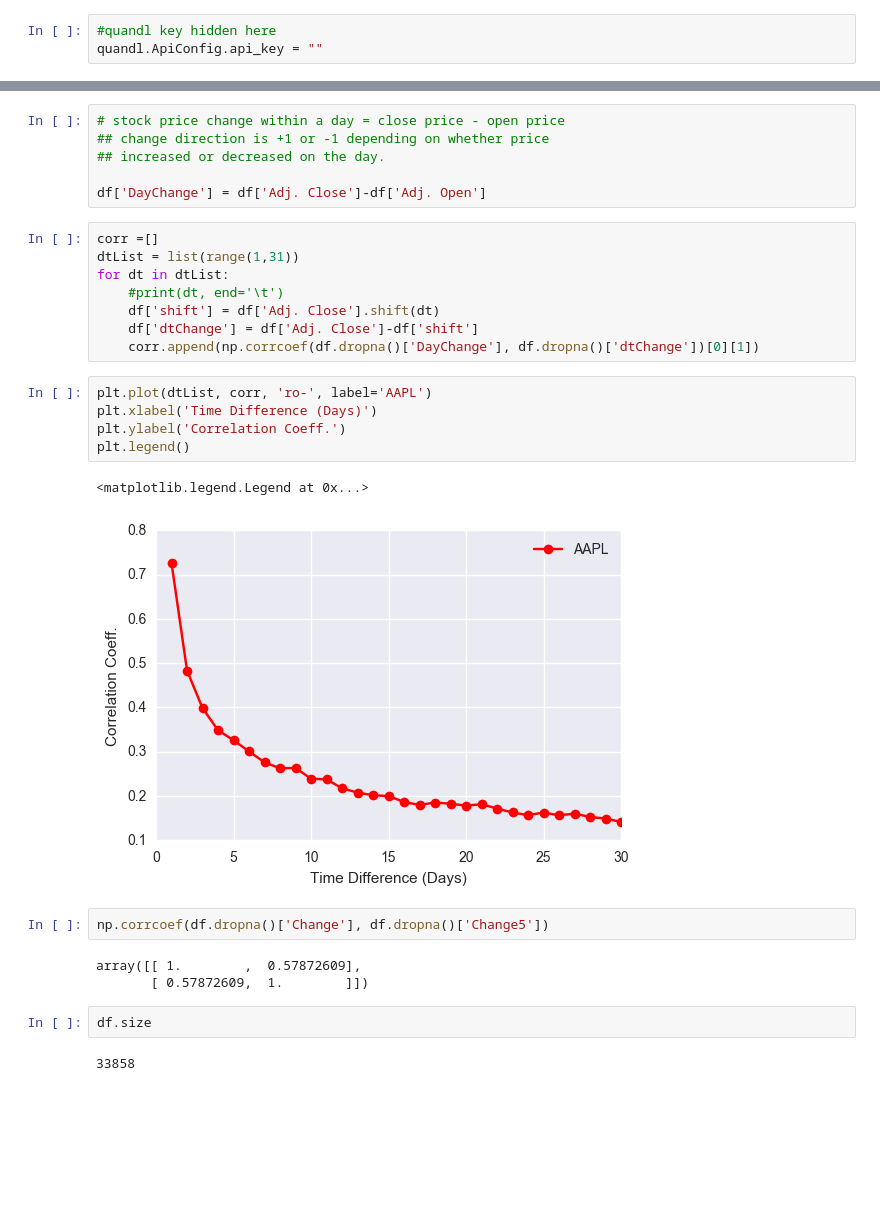
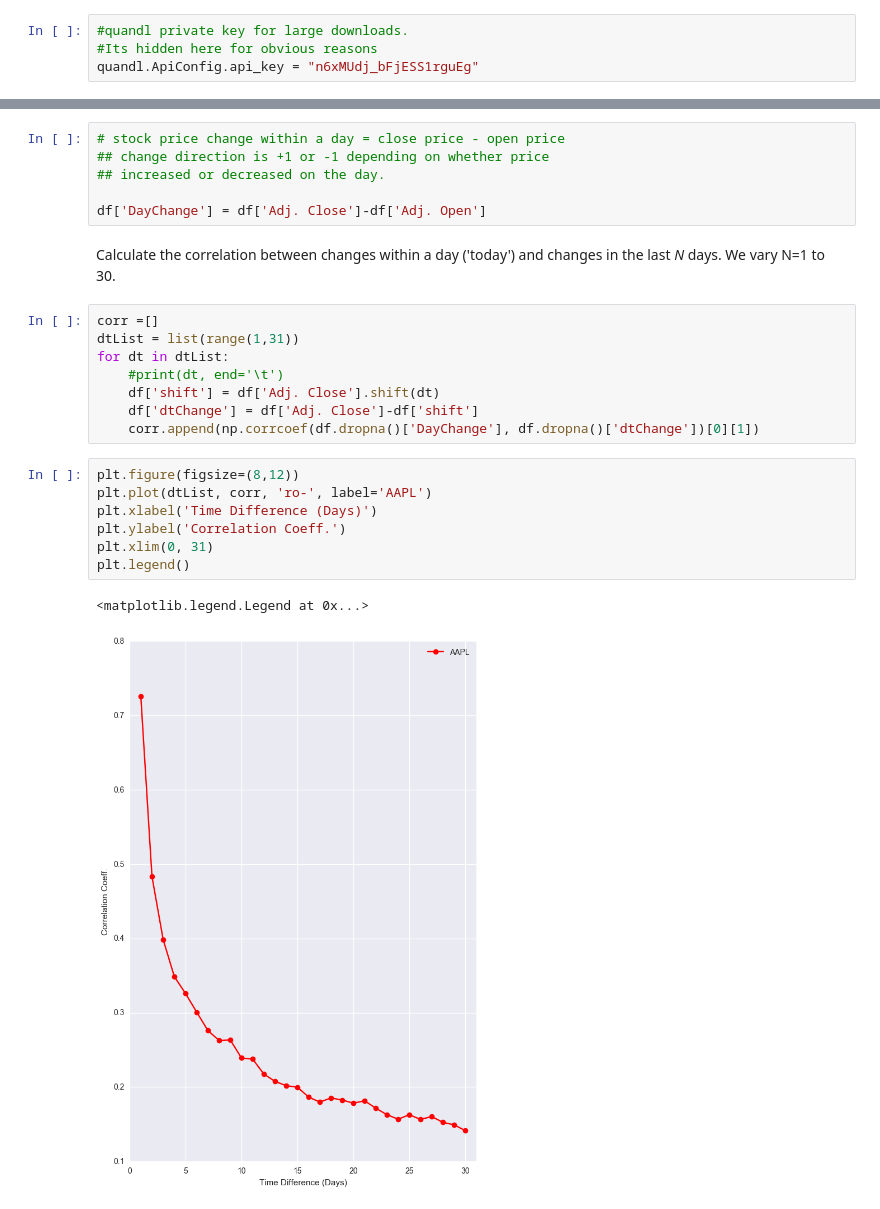
Before and after one commit to ngpraveen/Stock-Price, a Jupyter notebook: stock-prices.ipynb, the cells around one changed output, grey strips where cells are left out. Cells and saved outputs as stored; diff of their text form; blank space fills up the shorter version.

```diff
--- a/stock-prices.ipynb
+++ b/stock-prices.ipynb
@@ -6,7 +15,8 @@ import seaborn as sns
 import numpy as np
 import pandas as pd
 # %%
-#quandl key hidden here
-quandl.ApiConfig.api_key = ""
+#quandl private key for large downloads.
+#Its hidden here for obvious reasons
+quandl.ApiConfig.api_key = "n6xMUdj_bFjESS1rguEg"
 # %%
 #data scraping from Quandl. Quandl returns a Pandas dataframe, which is saved as df
@@ -58,6 +68,8 @@ But its a good practice to look at the data and have a feel for it.
 ## increased or decreased on the day.
 
 df['DayChange'] = df['Adj. Close']-df['Adj. Open']
+# %% [markdown]
+Calculate the correlation between changes within a day ('today') and changes in the last *N* days. We vary N=1 to 30.
 # %%
 corr =[]
 dtList = list(range(1,31))
@@ -67,19 +79,12 @@ for dt in dtList:
     df['dtChange'] = df['Adj. Close']-df['shift']
     corr.append(np.corrcoef(df.dropna()['DayChange'], df.dropna()['dtChange'])[0][1])
 # %%
+plt.figure(figsize=(8,12))
 plt.plot(dtList, corr, 'ro-', label='AAPL')
 plt.xlabel('Time Difference (Days)')
 plt.ylabel('Correlation Coeff.')
+plt.xlim(0, 31)
 plt.legend()
 # %% [output]
 <matplotlib.legend.Legend at 0x...>
-[figure, old version]
+[figure, new version]
-# %%
-np.corrcoef(df.dropna()['Change'], df.dropna()['Change5'])
-# %% [output]
-array([[ 1.        ,  0.57872609],
-       [ 0.57872609,  1.        ]])
-# %%
-df.size
-# %% [output]
-33858
```
Also changed, not shown: parts of 14 cells of this notebook.
